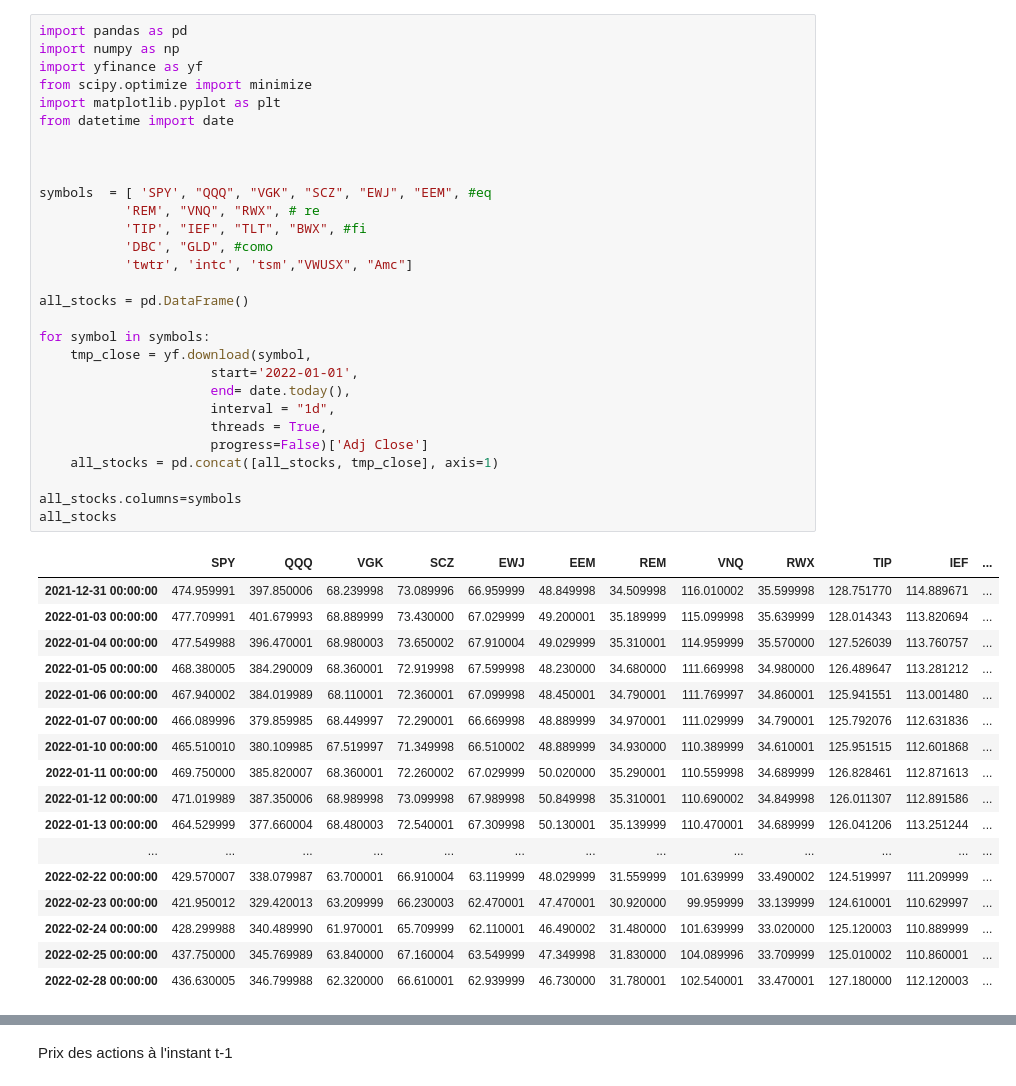
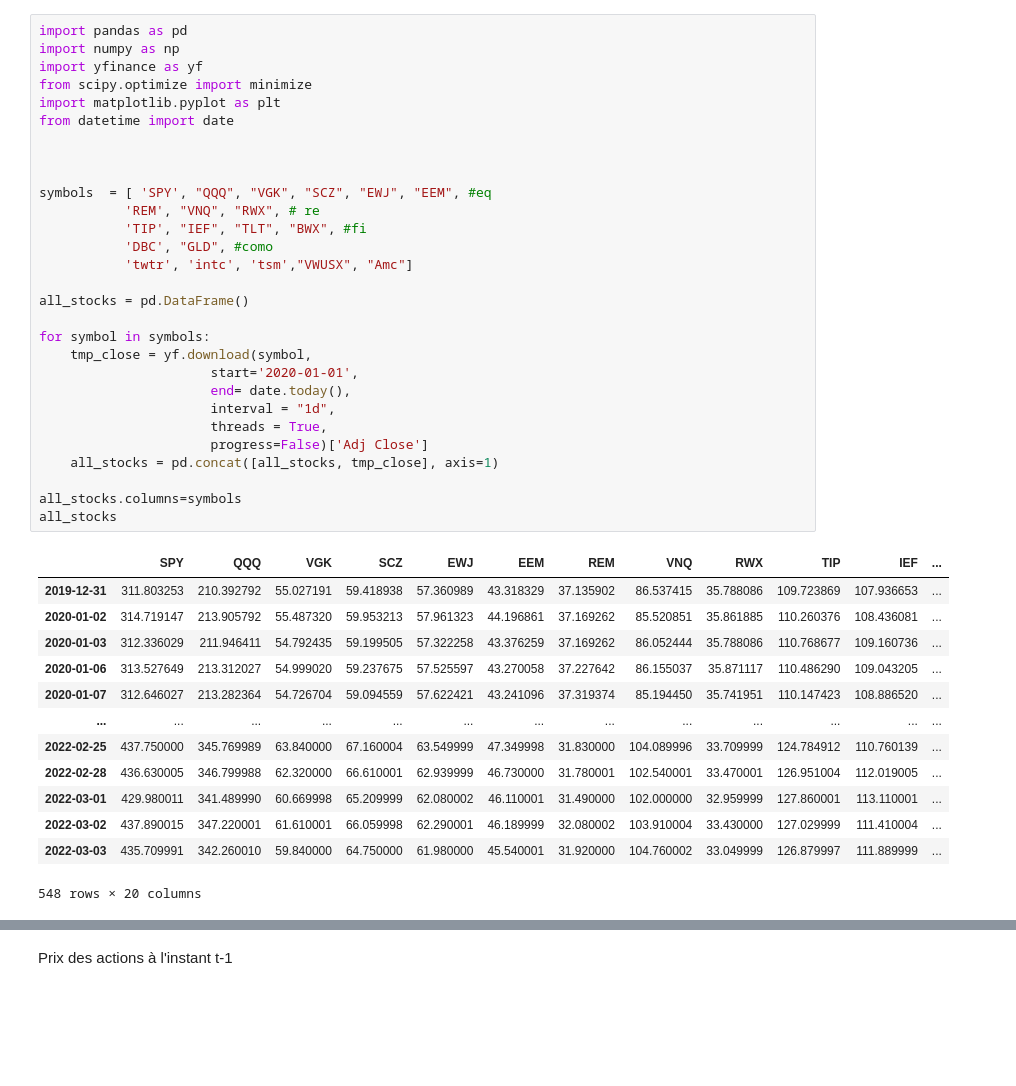
Before and after one commit to Armand-Morin/Portfolio_Optimization_Volga-Technologies, a Jupyter notebook: TC_Malo.ipynb, the cells around one changed output, grey strips where cells are left out. Drawn from its saved outputs; the diff is of its cells as text; blank space fills up the shorter version.

```diff
--- a/TC_Malo.ipynb
+++ b/TC_Malo.ipynb
@@ -1,50 +1,46 @@
 # %%
 import pandas as pd
 import numpy as np
 import yfinance as yf
 from scipy.optimize import minimize
 import matplotlib.pyplot as plt
 from datetime import date
 
 
 
 symbols  = [ 'SPY', "QQQ", "VGK", "SCZ", "EWJ", "EEM", #eq
            'REM', "VNQ", "RWX", # re
            'TIP', "IEF", "TLT", "BWX", #fi
            'DBC', "GLD", #como
            'twtr', 'intc', 'tsm',"VWUSX", "Amc"]
 
 all_stocks = pd.DataFrame()
 
 for symbol in symbols:
     tmp_close = yf.download(symbol,
-                      start='2022-01-01',
+                      start='2020-01-01',
                       end= date.today(),
                       interval = "1d",
                       threads = True,
                       progress=False)['Adj Close']
     all_stocks = pd.concat([all_stocks, tmp_close], axis=1)
 
 all_stocks.columns=symbols
 all_stocks
 # %% [output]
 |  | SPY | QQQ | VGK | SCZ | EWJ | EEM | REM | VNQ | RWX | TIP | IEF | ... |
-| 2021-12-31 00:00:00 | 474.959991 | 397.850006 | 68.239998 | 73.089996 | 66.959999 | 48.849998 | 34.509998 | 116.010002 | 35.599998 | 128.751770 | 114.889671 | ... |
-| 2022-01-03 00:00:00 | 477.709991 | 401.679993 | 68.889999 | 73.430000 | 67.029999 | 49.200001 | 35.189999 | 115.099998 | 35.639999 | 128.014343 | 113.820694 | ... |
-| 2022-01-04 00:00:00 | 477.549988 | 396.470001 | 68.980003 | 73.650002 | 67.910004 | 49.029999 | 35.310001 | 114.959999 | 35.570000 | 127.526039 | 113.760757 | ... |
-| 2022-01-05 00:00:00 | 468.380005 | 384.290009 | 68.360001 | 72.919998 | 67.599998 | 48.230000 | 34.680000 | 111.669998 | 34.980000 | 126.489647 | 113.281212 | ... |
-| 2022-01-06 00:00:00 | 467.940002 | 384.019989 | 68.110001 | 72.360001 | 67.099998 | 48.450001 | 34.790001 | 111.769997 | 34.860001 | 125.941551 | 113.001480 | ... |
-| 2022-01-07 00:00:00 | 466.089996 | 379.859985 | 68.449997 | 72.290001 | 66.669998 | 48.889999 | 34.970001 | 111.029999 | 34.790001 | 125.792076 | 112.631836 | ... |
-| 2022-01-10 00:00:00 | 465.510010 | 380.109985 | 67.519997 | 71.349998 | 66.510002 | 48.889999 | 34.930000 | 110.389999 | 34.610001 | 125.951515 | 112.601868 | ... |
-| 2022-01-11 00:00:00 | 469.750000 | 385.820007 | 68.360001 | 72.260002 | 67.029999 | 50.020000 | 35.290001 | 110.559998 | 34.689999 | 126.828461 | 112.871613 | ... |
-| 2022-01-12 00:00:00 | 471.019989 | 387.350006 | 68.989998 | 73.099998 | 67.989998 | 50.849998 | 35.310001 | 110.690002 | 34.849998 | 126.011307 | 112.891586 | ... |
-| 2022-01-13 00:00:00 | 464.529999 | 377.660004 | 68.480003 | 72.540001 | 67.309998 | 50.130001 | 35.139999 | 110.470001 | 34.689999 | 126.041206 | 113.251244 | ... |
+| 2019-12-31 | 311.803253 | 210.392792 | 55.027191 | 59.418938 | 57.360989 | 43.318329 | 37.135902 | 86.537415 | 35.788086 | 109.723869 | 107.936653 | ... |
+| 2020-01-02 | 314.719147 | 213.905792 | 55.487320 | 59.953213 | 57.961323 | 44.196861 | 37.169262 | 85.520851 | 35.861885 | 110.260376 | 108.436081 | ... |
+| 2020-01-03 | 312.336029 | 211.946411 | 54.792435 | 59.199505 | 57.322258 | 43.376259 | 37.169262 | 86.052444 | 35.788086 | 110.768677 | 109.160736 | ... |
+| 2020-01-06 | 313.527649 | 213.312027 | 54.999020 | 59.237675 | 57.525597 | 43.270058 | 37.227642 | 86.155037 | 35.871117 | 110.486290 | 109.043205 | ... |
+| 2020-01-07 | 312.646027 | 213.282364 | 54.726704 | 59.094559 | 57.622421 | 43.241096 | 37.319374 | 85.194450 | 35.741951 | 110.147423 | 108.886520 | ... |
 | ... | ... | ... | ... | ... | ... | ... | ... | ... | ... | ... | ... | ... |
-| 2022-02-22 00:00:00 | 429.570007 | 338.079987 | 63.700001 | 66.910004 | 63.119999 | 48.029999 | 31.559999 | 101.639999 | 33.490002 | 124.519997 | 111.209999 | ... |
-| 2022-02-23 00:00:00 | 421.950012 | 329.420013 | 63.209999 | 66.230003 | 62.470001 | 47.470001 | 30.920000 | 99.959999 | 33.139999 | 124.610001 | 110.629997 | ... |
-| 2022-02-24 00:00:00 | 428.299988 | 340.489990 | 61.970001 | 65.709999 | 62.110001 | 46.490002 | 31.480000 | 101.639999 | 33.020000 | 125.120003 | 110.889999 | ... |
-| 2022-02-25 00:00:00 | 437.750000 | 345.769989 | 63.840000 | 67.160004 | 63.549999 | 47.349998 | 31.830000 | 104.089996 | 33.709999 | 125.010002 | 110.860001 | ... |
-| 2022-02-28 00:00:00 | 436.630005 | 346.799988 | 62.320000 | 66.610001 | 62.939999 | 46.730000 | 31.780001 | 102.540001 | 33.470001 | 127.180000 | 112.120003 | ... |
+| 2022-02-25 | 437.750000 | 345.769989 | 63.840000 | 67.160004 | 63.549999 | 47.349998 | 31.830000 | 104.089996 | 33.709999 | 124.784912 | 110.760139 | ... |
+| 2022-02-28 | 436.630005 | 346.799988 | 62.320000 | 66.610001 | 62.939999 | 46.730000 | 31.780001 | 102.540001 | 33.470001 | 126.951004 | 112.019005 | ... |
+| 2022-03-01 | 429.980011 | 341.489990 | 60.669998 | 65.209999 | 62.080002 | 46.110001 | 31.490000 | 102.000000 | 32.959999 | 127.860001 | 113.110001 | ... |
+| 2022-03-02 | 437.890015 | 347.220001 | 61.610001 | 66.059998 | 62.290001 | 46.189999 | 32.080002 | 103.910004 | 33.430000 | 127.029999 | 111.410004 | ... |
+| 2022-03-03 | 435.709991 | 342.260010 | 59.840000 | 64.750000 | 61.980000 | 45.540001 | 31.920000 | 104.760002 | 33.049999 | 126.879997 | 111.889999 | ... |
+548 rows × 20 columns
 # %%
 returns = np.log(all_stocks/all_stocks.shift(1))
 returns.fillna(0)
```
Also changed, not shown: parts of 9 cells of this notebook.
